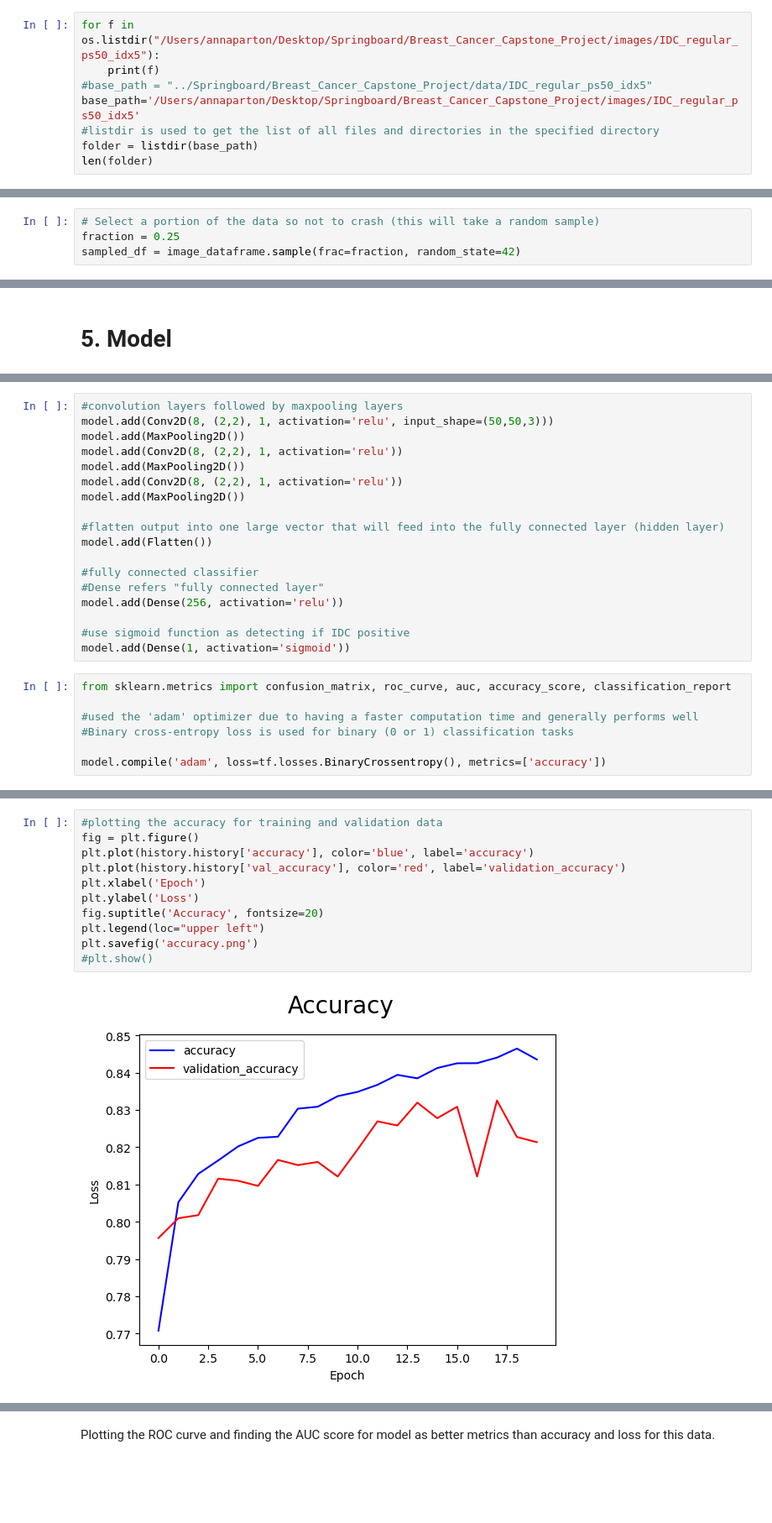
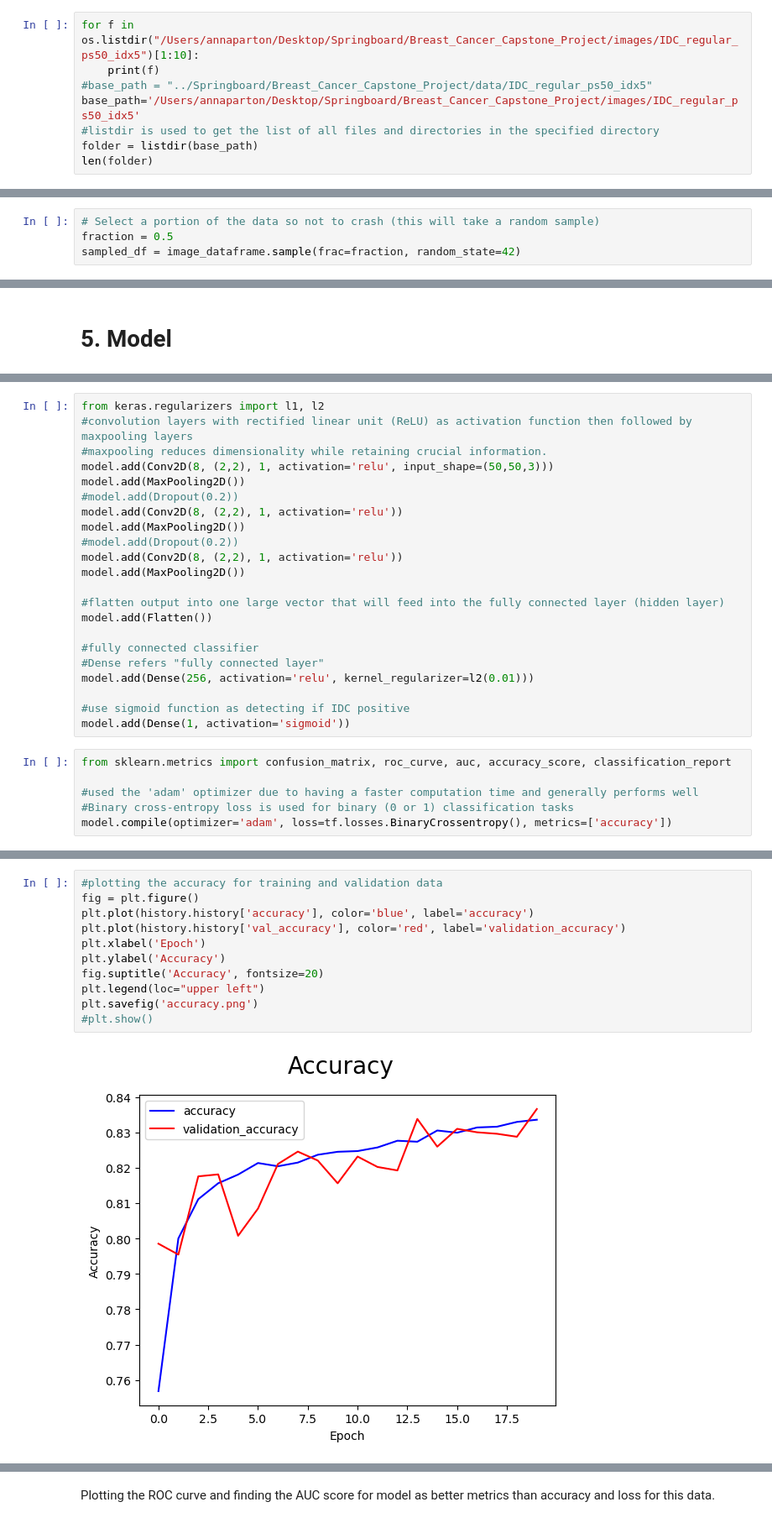
Before and after one commit to annapfenner/Springboard, a Jupyter notebook: Breast_Cancer_Capstone_Project/Breast_Cancer_Capstone_Project.ipynb, the cells around one changed output, grey strips where cells are left out. Shown at 84% size. Cells and saved outputs as stored; diff of their text form; blank space fills up the shorter version.

```diff
--- a/Breast_Cancer_Capstone_Project/Breast_Cancer_Capstone_Project.ipynb
+++ b/Breast_Cancer_Capstone_Project/Breast_Cancer_Capstone_Project.ipynb
@@ -25,7 +24,7 @@ from tensorflow.keras.layers import Conv2D, MaxPooling2D, Dense, Flatten, Dropou
 # %% [markdown]
 The data is organized into 279 folders, each labeled by patient ID. Each patient folder contains two subfolders. These subfolders are categorized images as IDC negative (labeled 0) and IDC positive (labeled 1)
 # %%
-for f in os.listdir("/Users/annaparton/Desktop/Springboard/Breast_Cancer_Capstone_Project/images/IDC_regular_ps50_idx5"):
+for f in os.listdir("/Users/annaparton/Desktop/Springboard/Breast_Cancer_Capstone_Project/images/IDC_regular_ps50_idx5")[1:10]:
     print(f)
 #base_path = "../Springboard/Breast_Cancer_Capstone_Project/data/IDC_regular_ps50_idx5"
 base_path='/Users/annaparton/Desktop/Springboard/Breast_Cancer_Capstone_Project/images/IDC_regular_ps50_idx5'
@@ -208,5 +195,5 @@ for index, row in image_dataframe[4000:4020].iterrows() :
 Randomly sampled and retained one-fourth of the dataset for further analysis.
 # %%
 # Select a portion of the data so not to crash (this will take a random sample)
-fraction = 0.25
+fraction = 0.5
 sampled_df = image_dataframe.sample(frac=fraction, random_state=42)
@@ -359,9 +362,13 @@ To enable them in other operations, rebuild TensorFlow with the appropriate comp
 # %%
-#convolution layers followed by maxpooling layers
+from keras.regularizers import l1, l2
+#convolution layers with rectified linear unit (ReLU) as activation function then followed by maxpooling layers
+#maxpooling reduces dimensionality while retaining crucial information.
 model.add(Conv2D(8, (2,2), 1, activation='relu', input_shape=(50,50,3)))
 model.add(MaxPooling2D())
+#model.add(Dropout(0.2))
 model.add(Conv2D(8, (2,2), 1, activation='relu'))
 model.add(MaxPooling2D())
+#model.add(Dropout(0.2))
 model.add(Conv2D(8, (2,2), 1, activation='relu'))
 model.add(MaxPooling2D())
 
@@ -370,7 +377,7 @@ model.add(Flatten())
 
 #fully connected classifier
 #Dense refers "fully connected layer"
-model.add(Dense(256, activation='relu'))
+model.add(Dense(256, activation='relu', kernel_regularizer=l2(0.01)))
 
 #use sigmoid function as detecting if IDC positive
 model.add(Dense(1, activation='sigmoid'))
@@ -379,8 +386,7 @@ from sklearn.metrics import confusion_matrix, roc_curve, auc, accuracy_score, cl
 
 #used the 'adam' optimizer due to having a faster computation time and generally performs well
 #Binary cross-entropy loss is used for binary (0 or 1) classification tasks
-
-model.compile('adam', loss=tf.losses.BinaryCrossentropy(), metrics=['accuracy'])
+model.compile(optimizer='adam', loss=tf.losses.BinaryCrossentropy(), metrics=['accuracy'])
 # %%
 model.summary()
 # %% [output]
@@ -438,16 +444,16 @@ plt.savefig('loss.png')
 # %%
 #plotting the accuracy for training and validation data
 fig = plt.figure()
 plt.plot(history.history['accuracy'], color='blue', label='accuracy')
 plt.plot(history.history['val_accuracy'], color='red', label='validation_accuracy')
 plt.xlabel('Epoch')
-plt.ylabel('Loss')
+plt.ylabel('Accuracy')
 fig.suptitle('Accuracy', fontsize=20)
 plt.legend(loc="upper left")
 plt.savefig('accuracy.png')
 #plt.show()
 # %% [output]
-[figure, old version]
+[figure, new version]
 # %%
 #what is the loss and accuracy of the testing data
 score = model.evaluate(X_test, y_test, verbose = 0 )
```
Also changed, not shown: parts of 76 cells of this notebook.
